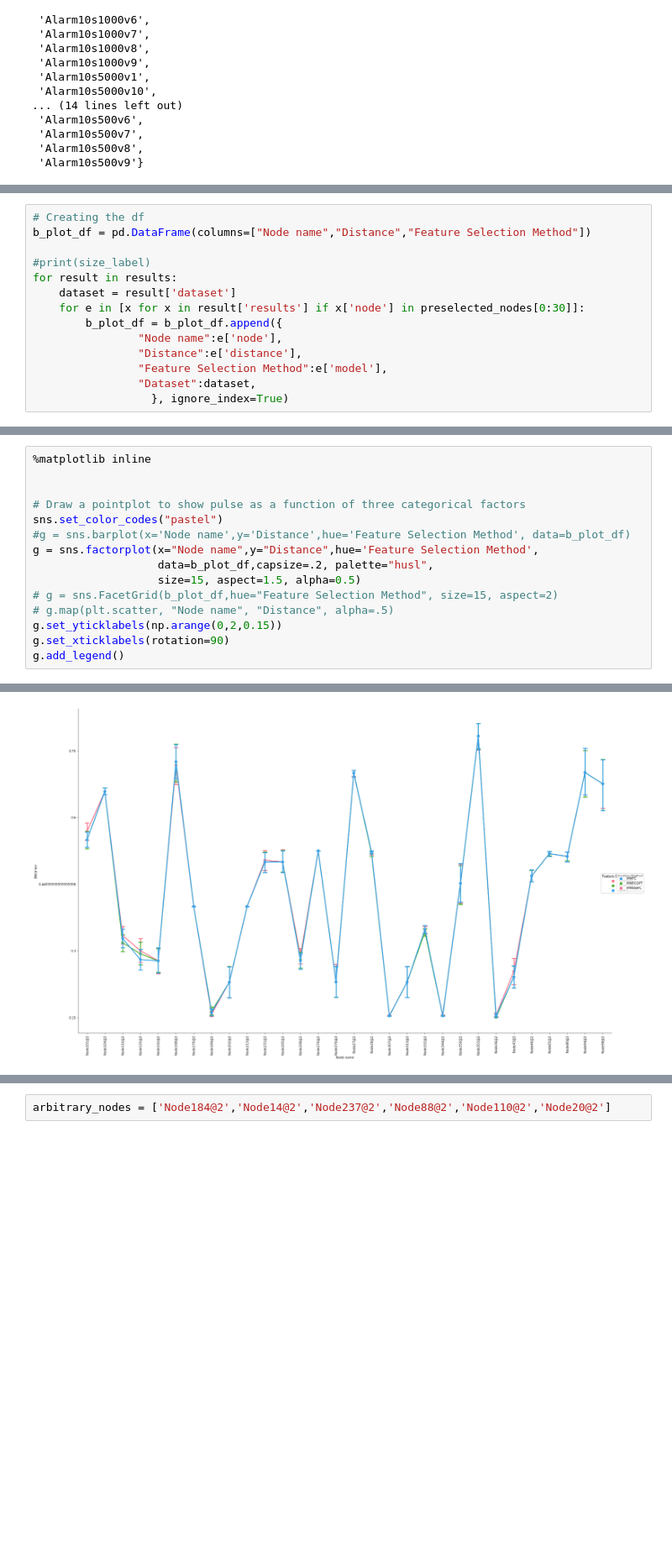
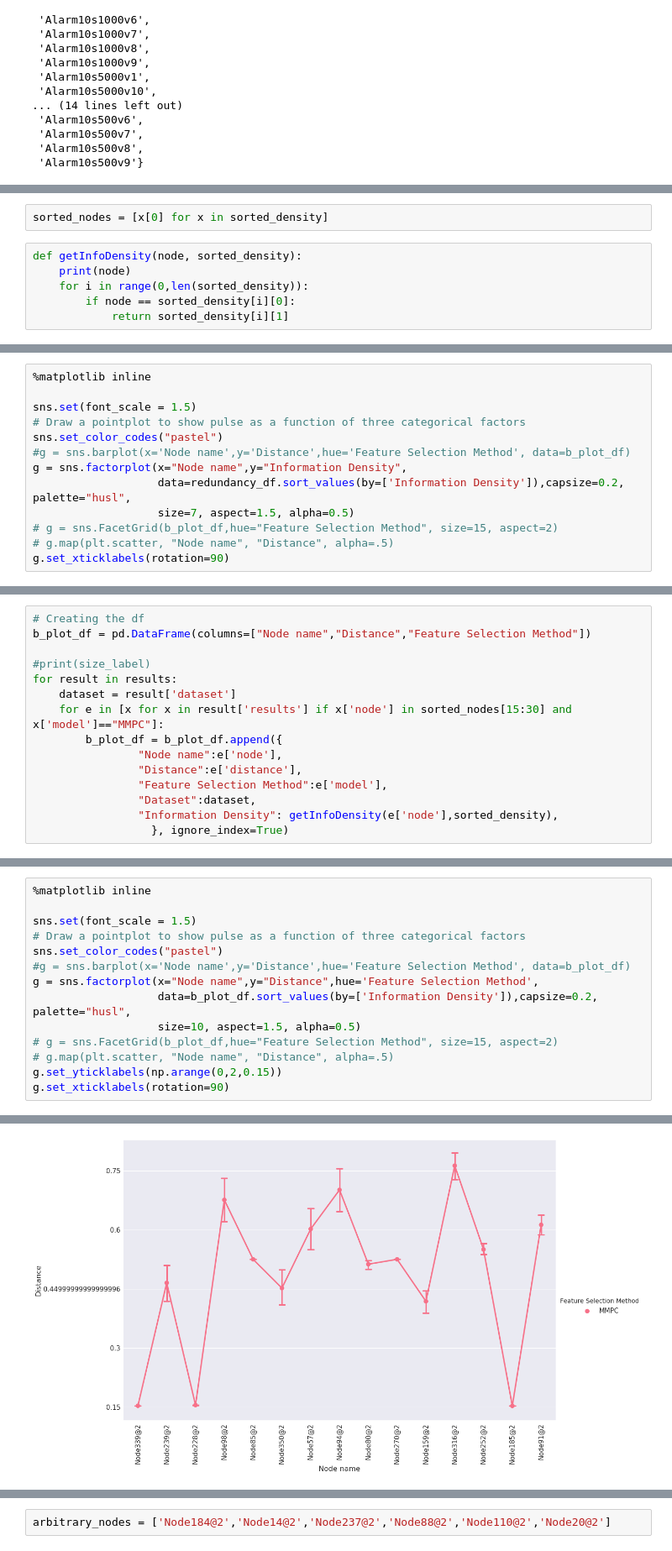
Before and after one commit to Akawa94/GeneInteractionsBN, a Jupyter notebook: FeatureSelection/MMPC Sequential Results.ipynb, the cells around one changed output, grey strips where cells are left out. Shown at 84% size. Drawn from its saved outputs; the diff is of its cells as text; blank space fills up the shorter version.

```diff
--- a/FeatureSelection/MMPC Sequential Results.ipynb
+++ b/FeatureSelection/MMPC Sequential Results.ipynb
@@ -93,0 +134,8 @@ print(preselected_nodes)
+# %%
+sorted_nodes = [x[0] for x in sorted_density]
+# %%
+def getInfoDensity(node, sorted_density):
+    print(node)
+    for i in range(0,len(sorted_density)):
+        if node == sorted_density[i][0]:
+            return sorted_density[i][1]
@@ -93,0 +189,13 @@ print(preselected_nodes)
+# %%
+%matplotlib inline
+
+sns.set(font_scale = 1.5)
+# Draw a pointplot to show pulse as a function of three categorical factors
+sns.set_color_codes("pastel")
+#g = sns.barplot(x='Node name',y='Distance',hue='Feature Selection Method', data=b_plot_df)
+g = sns.factorplot(x="Node name",y="Information Density",
+                   data=redundancy_df.sort_values(by=['Information Density']),capsize=0.2, palette="husl",
+                   size=7, aspect=1.5, alpha=0.5)
+# g = sns.FacetGrid(b_plot_df,hue="Feature Selection Method", size=15, aspect=2)
+# g.map(plt.scatter, "Node name", "Distance", alpha=.5)
+g.set_xticklabels(rotation=90)
@@ -98,10 +209,11 @@ b_plot_df = pd.DataFrame(columns=["Node name","Distance","Feature Selection Meth
 #print(size_label)
 for result in results:
     dataset = result['dataset']
-    for e in [x for x in result['results'] if x['node'] in preselected_nodes[0:30]]:
+    for e in [x for x in result['results'] if x['node'] in sorted_nodes[15:30] and x['model']=="MMPC"]:
         b_plot_df = b_plot_df.append({
                 "Node name":e['node'],
                 "Distance":e['distance'],
                 "Feature Selection Method":e['model'],
                 "Dataset":dataset,
+                "Information Density": getInfoDensity(e['node'],sorted_density),
                   }, ignore_index=True)
@@ -108,18 +238,17 @@ for result in results:
 # %%
 %matplotlib inline
 
-
+sns.set(font_scale = 1.5)
 # Draw a pointplot to show pulse as a function of three categorical factors
 sns.set_color_codes("pastel")
 #g = sns.barplot(x='Node name',y='Distance',hue='Feature Selection Method', data=b_plot_df)
 g = sns.factorplot(x="Node name",y="Distance",hue='Feature Selection Method',
-                   data=b_plot_df,capsize=.2, palette="husl",
-                   size=15, aspect=1.5, alpha=0.5)
+                   data=b_plot_df.sort_values(by=['Information Density']),capsize=0.2, palette="husl",
+                   size=10, aspect=1.5, alpha=0.5)
 # g = sns.FacetGrid(b_plot_df,hue="Feature Selection Method", size=15, aspect=2)
 # g.map(plt.scatter, "Node name", "Distance", alpha=.5)
 g.set_yticklabels(np.arange(0,2,0.15))
 g.set_xticklabels(rotation=90)
-g.add_legend()
 # %% [output]
 <seaborn.axisgrid.FacetGrid at 0x...>
-[figure, old version]
+[figure, new version]
```
Also changed, not shown: parts of 14 cells of this notebook, 7 other files.
